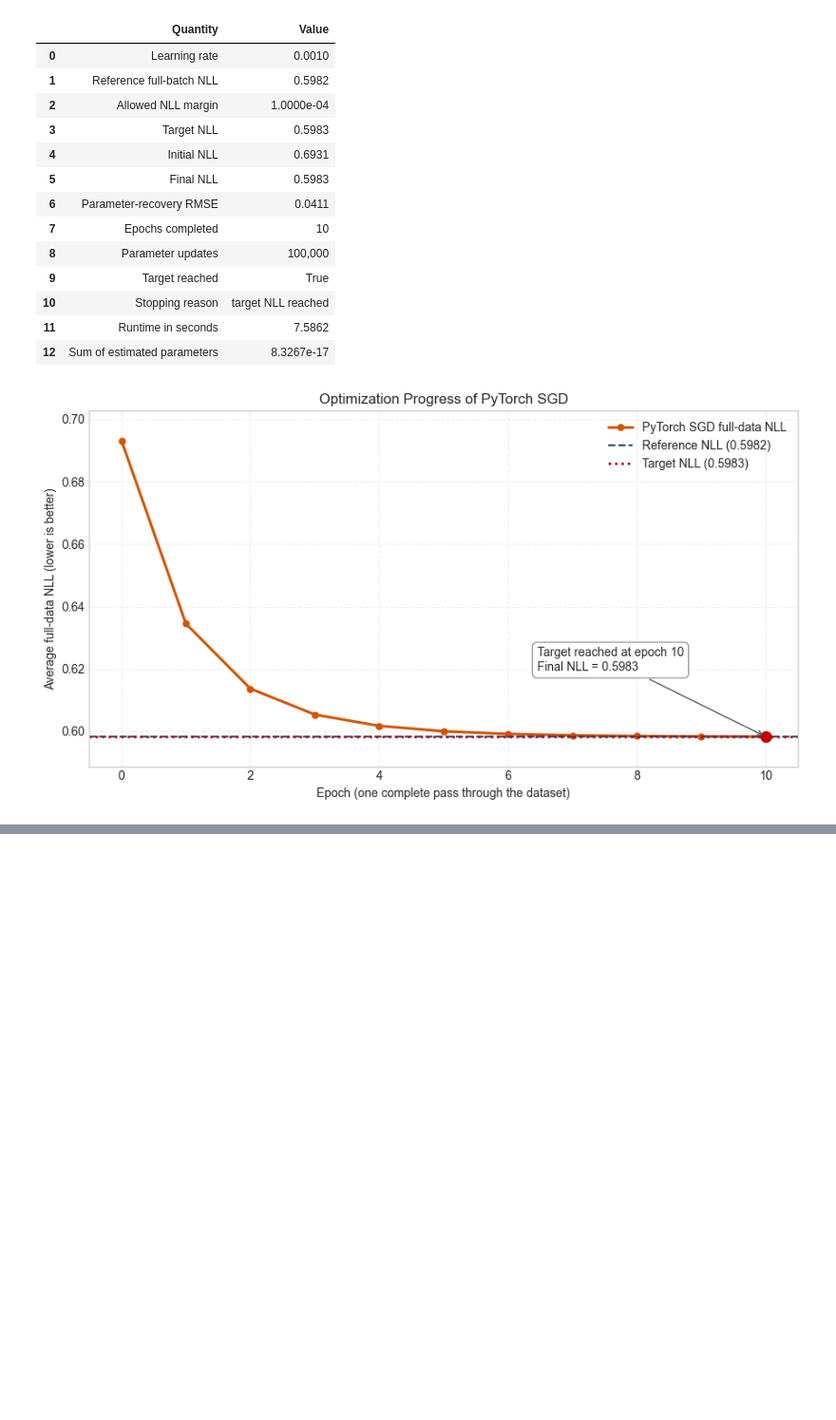
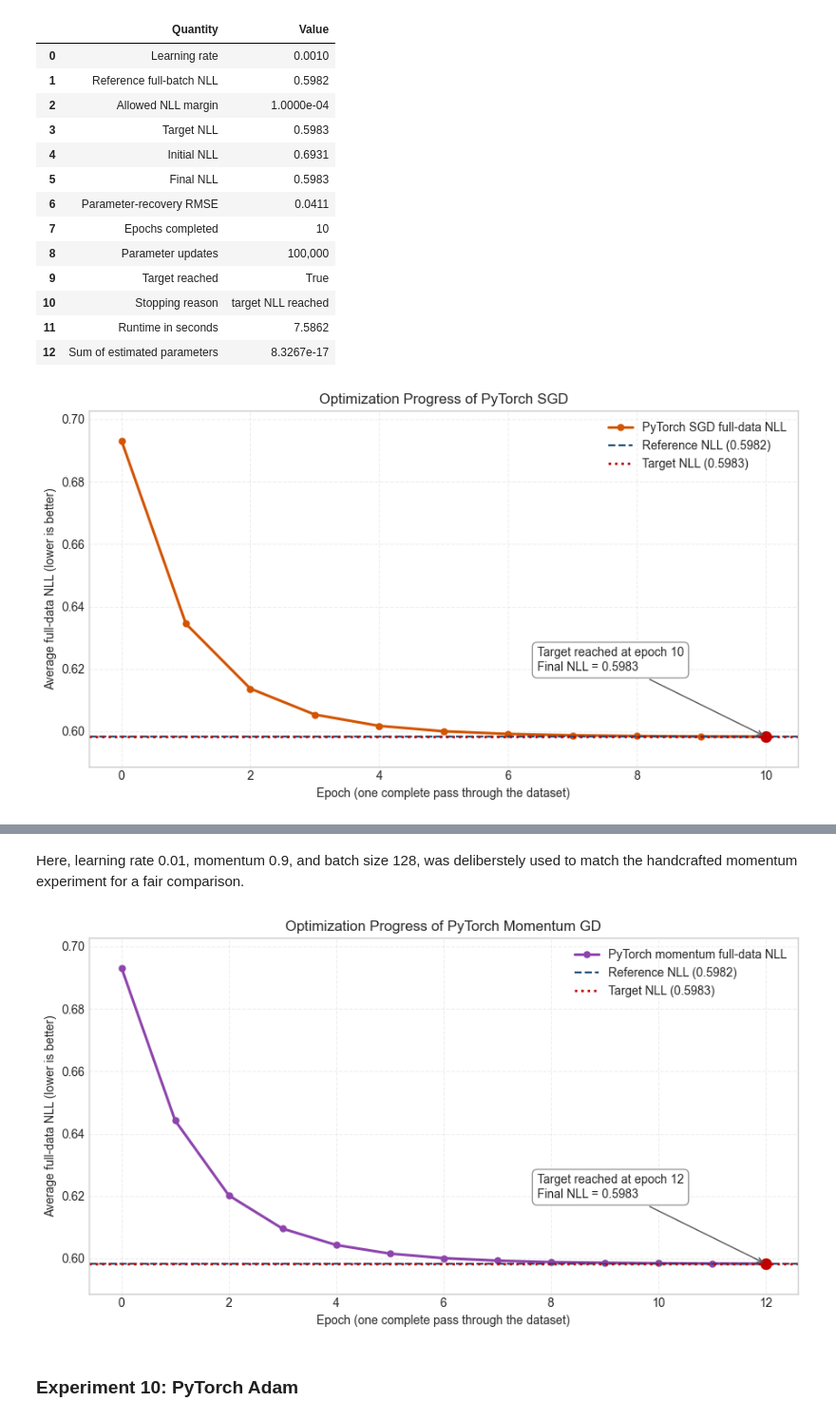
Before and after one commit to rbhdsks/Learning-from-Comparison-Data-Master-Thesis-Project-, a Jupyter notebook: notebooks/experiments/Bradley_Terry_Model/04_BradleyTerry_MLE_Optimizations.ipynb, the cells around one changed output, grey strips where cells are left out. Shown at 95% size. Saved outputs shown, nothing was run; the diff lists cells and outputs as text; code cells hidden in the pictures; blank space fills up the shorter version.

```diff
--- a/notebooks/experiments/Bradley_Terry_Model/04_BradleyTerry_MLE_Optimizations.ipynb
+++ b/notebooks/experiments/Bradley_Terry_Model/04_BradleyTerry_MLE_Optimizations.ipynb
@@ -1954,0 +2190,75 @@ optimize_with_pytorch_adam(number_of_items: int, comparisons: collections.abc.Se
+# %% [markdown]
+Here, learning rate 0.01, momentum 0.9, and batch size 128, was deliberstely used to match the handcrafted momentum experiment for a fair comparison.
+# %%
+# Plot the full-data NLL measured after each PyTorch momentum epoch.
+
+pytorch_momentum_epochs = np.arange(
+    len(pytorch_momentum_result.nll_history)
+)
+
+figure, axis = plt.subplots(figsize=(9, 5))
+
+axis.plot(
+    pytorch_momentum_epochs,
+    pytorch_momentum_result.nll_history,
+    color="#8E44AD",
+    marker="o",
+    markersize=5,
+    linewidth=2.2,
+    label="PyTorch momentum full-data NLL",
+)
+
+axis.axhline(
+    reference_nll,
+    color="#1F4E79",
+    linestyle="--",
+    linewidth=1.6,
+    label=f"Reference NLL ({reference_nll:.4f})",
+)
+
+axis.axhline(
+    target_nll,
+    color="#C00000",
+    linestyle=":",
+    linewidth=2,
+    label=f"Target NLL ({target_nll:.4f})",
+)
+
+final_epoch = pytorch_momentum_epochs[-1]
+final_nll = pytorch_momentum_result.nll_history[-1]
+
+axis.scatter(
+    final_epoch,
+    final_nll,
+    color="#C00000",
+    s=75,
+    zorder=3,
+)
+
+axis.annotate(
+    f"Target reached at epoch {final_epoch:,}\n"
+    f"Final NLL = {final_nll:.4f}",
+    xy=(final_epoch, final_nll),
+    xytext=(-190, 55),
+    textcoords="offset points",
+    arrowprops={"arrowstyle": "->", "color": "#555555"},
+    bbox={
+        "boxstyle": "round,pad=0.4",
+        "facecolor": "white",
+        "edgecolor": "#999999",
+    },
+)
+
+axis.set_xlabel("Epoch (one complete pass through the dataset)")
+axis.set_ylabel("Average full-data NLL (lower is better)")
+axis.set_title("Optimization Progress of PyTorch Momentum GD")
+axis.legend(loc="upper right")
+axis.grid(True, linestyle="--", alpha=0.3)
+axis.margins(x=0.05, y=0.1)
+
+plt.tight_layout()
+plt.show()
+# %% [output]
+[figure, added]
+# %% [markdown]
+### Experiment 10: PyTorch Adam
```
Also changed, not shown: parts of 17 cells of this notebook.
